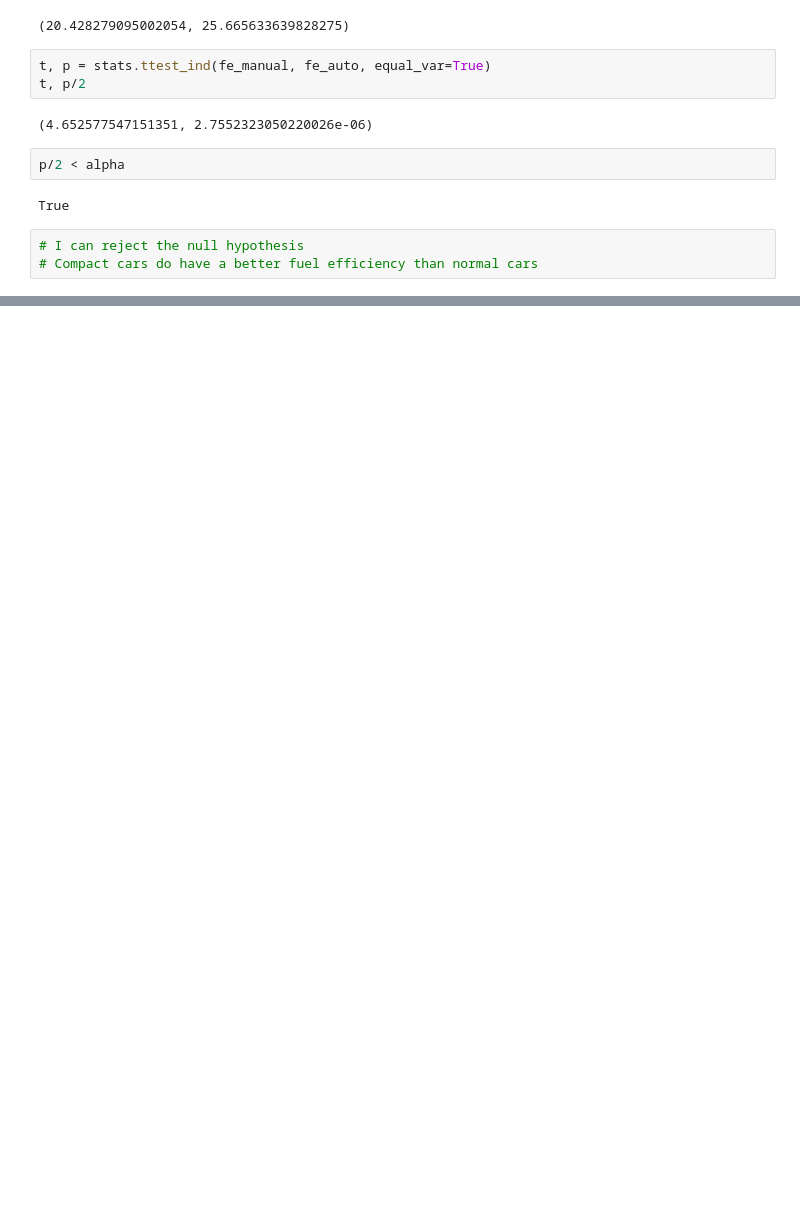
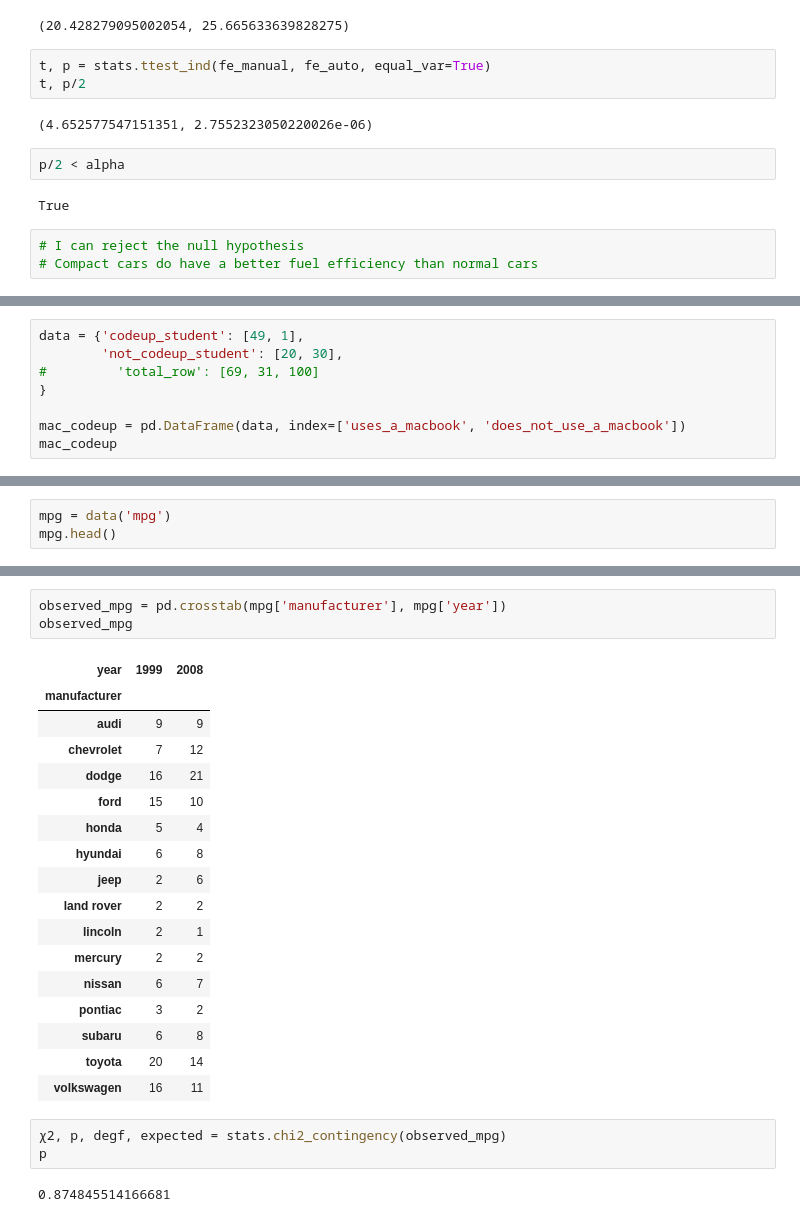
Before and after one commit to Severina7/statistics_exercises, a Jupyter notebook: hypothesis_testing.ipynb, the cells around one changed output, grey strips where cells are left out. Saved outputs shown, nothing was run; the diff lists cells and outputs as text; blank space fills up the shorter version.

```diff
--- a/hypothesis_testing.ipynb
+++ b/hypothesis_testing.ipynb
@@ -306,0 +350,8 @@ FileNotFoundError: [Errno 2] No such file or directory: 'Arsene BOUNDAONE - jemi
+# %%
+data = {'codeup_student': [49, 1],
+        'not_codeup_student': [20, 30],
+#         'total_row': [69, 31, 100]
+}
+
+mac_codeup = pd.DataFrame(data, index=['uses_a_macbook', 'does_not_use_a_macbook'])
+mac_codeup
@@ -306,0 +386,3 @@ FileNotFoundError: [Errno 2] No such file or directory: 'Arsene BOUNDAONE - jemi
+# %%
+mpg = data('mpg')
+mpg.head()
@@ -306,0 +396,26 @@ FileNotFoundError: [Errno 2] No such file or directory: 'Arsene BOUNDAONE - jemi
+# %%
+observed_mpg = pd.crosstab(mpg['manufacturer'], mpg['year'])
+observed_mpg
+# %% [output]
+| year | 1999 | 2008 |
+| manufacturer |  |  |
+| audi | 9 | 9 |
+| chevrolet | 7 | 12 |
+| dodge | 16 | 21 |
+| ford | 15 | 10 |
+| honda | 5 | 4 |
+| hyundai | 6 | 8 |
+| jeep | 2 | 6 |
+| land rover | 2 | 2 |
+| lincoln | 2 | 1 |
+| mercury | 2 | 2 |
+| nissan | 6 | 7 |
+| pontiac | 3 | 2 |
+| subaru | 6 | 8 |
+| toyota | 20 | 14 |
+| volkswagen | 16 | 11 |
+# %%
+χ2, p, degf, expected = stats.chi2_contingency(observed_mpg)
+p
+# %% [output]
+0.874845514166681
```
Also changed, not shown: parts of 42 cells of this notebook, 2 other files.
